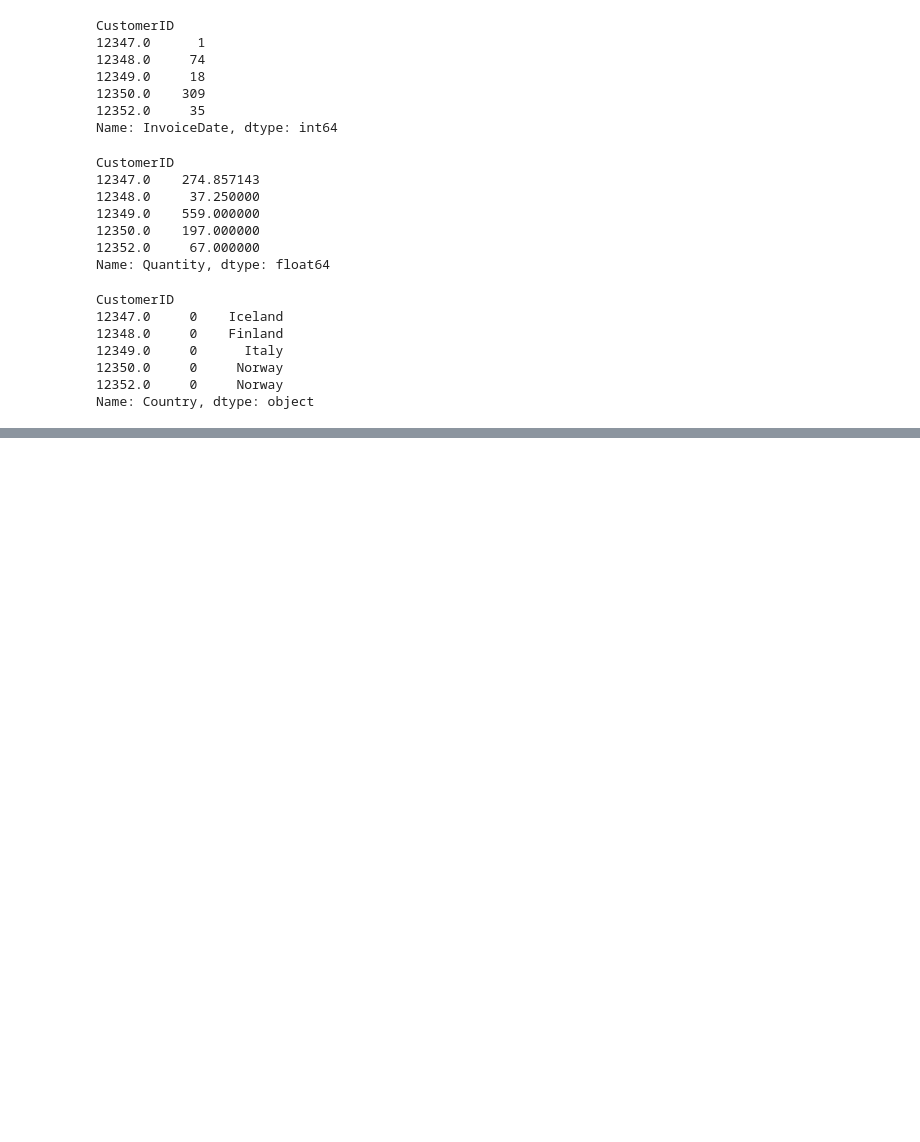
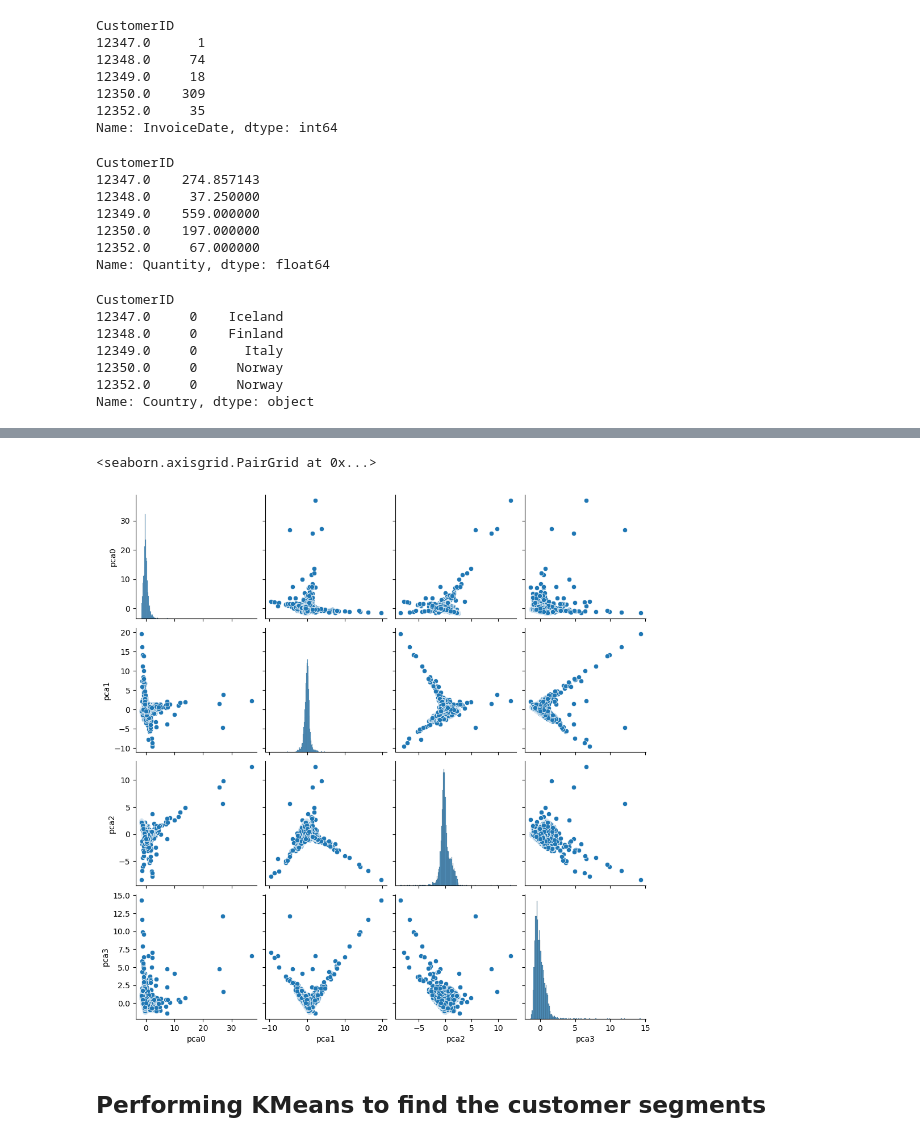
Before and after one commit to MaiElBaradei/Customer-Segmentation-for-E-commerce, a Jupyter notebook: Customer Segmentation for E-commerce.ipynb, the cells around one changed output, grey strips where cells are left out. Saved outputs shown, nothing was run; the diff lists cells and outputs as text; code cells hidden in the pictures; blank space fills up the shorter version.

```diff
--- a/Customer Segmentation for E-commerce.ipynb
+++ b/Customer Segmentation for E-commerce.ipynb
@@ -309,0 +317,2 @@ fe_data.head(10)
+# %%
+data_sc = data_sc[~null_values.any(axis=1)]
@@ -309,0 +321,6 @@ fe_data.head(10)
+# %%
+from sklearn.decomposition import PCA
+
+pca = PCA()
+
+pca_data = pca.fit_transform(data_sc)
@@ -309,0 +345,4 @@ fe_data.head(10)
+# %%
+df_pca = pd.DataFrame(pca_data, columns=pca.get_feature_names_out())
+df_pca.drop(columns = ['pca4'],inplace=True)
+df_pca.head()
@@ -309,0 +356,7 @@ fe_data.head(10)
+# %%
+sns.pairplot(df_pca)
+# %% [output]
+<seaborn.axisgrid.PairGrid at 0x...>
+[figure, added]
+# %% [markdown]
+## Performing KMeans to find the customer segments
```
Also changed, not shown: parts of 21 cells of this notebook.
